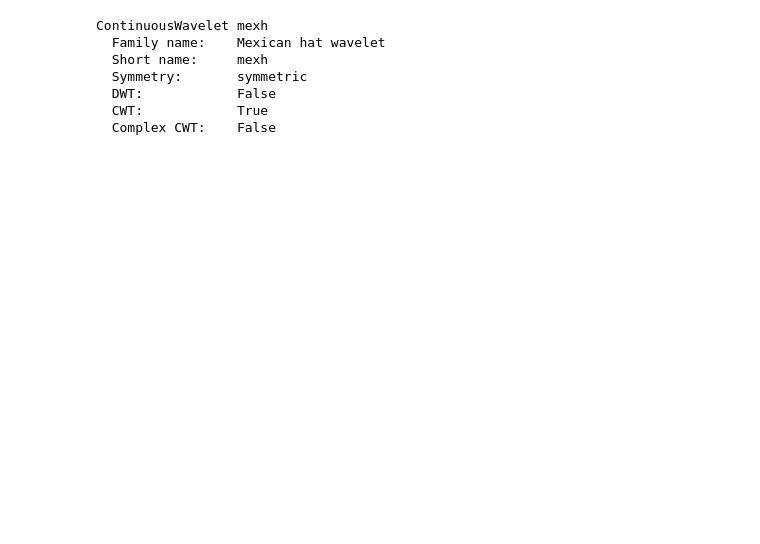
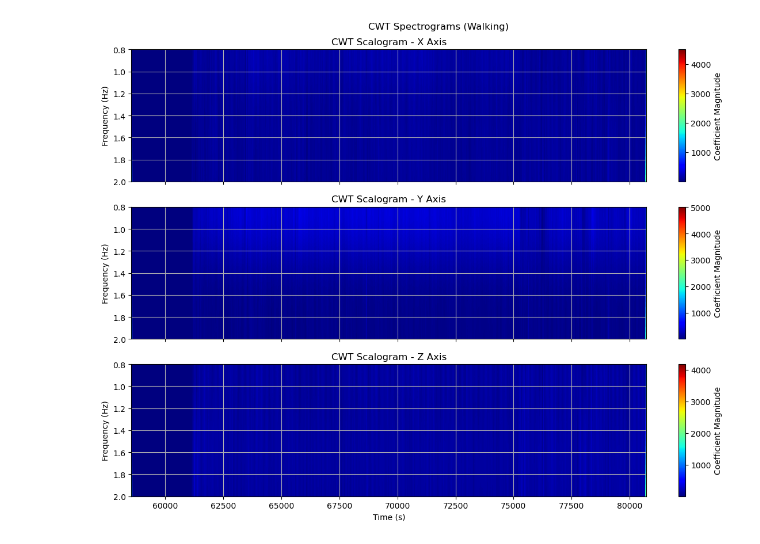
Before and after one commit to tanobar/ISPR_Midterms, a Jupyter notebook: midterm1/mid1_ass2.ipynb, the cells around one changed output. Saved outputs shown, nothing was run; the diff lists cells and outputs as text; code cells hidden in the pictures; blank space fills up the shorter version.

```diff
--- a/midterm1/mid1_ass2.ipynb
+++ b/midterm1/mid1_ass2.ipynb
@@ -60,20 +104,7 @@ def plot_time_series(data, activity):
 # %%
-def plot_cwt_spectrograms(data, wavelet, activity, fs=52):
-    """
-    Plots the Continuous Wavelet Transform (CWT) spectrograms for the given time series data.
-
-    Parameters:
-    data (pandas.DataFrame): The time series data with columns 'Time', 'X', 'Y', and 'Z'.
-    wavelet (str): The wavelet to use for CWT (e.g., 'mexh' for Mexican Hat).
-    activity (str): The activity name to be used in the title.
-    fs (float): The sampling frequency in Hz. Default is 52 Hz.
-    """
-    # Define scales and frequencies for CWT
-    f_min, f_max = 1, 26  # Frequency range of interest
-    f_c = 0.25  # Center frequency for Mexican Hat wavelet
-
+def plot_cwt_spectrograms(data, wavelet, activity, fs=52, f_min=1, f_max=5, fc=0.25):
     # Convert frequencies to scales
-    scales = f_c * fs / np.array([f_max, f_min])
+    scales = fc * fs / np.array([f_max, f_min]) # fc = 0.25 for Mexican Hat wavelet
     scales = np.linspace(scales[0], scales[1], num=100)  # 100 scales
 
     # Perform CWT for each signal
@@ -85,30 +116,36 @@ def plot_cwt_spectrograms(data, wavelet, activity, fs=52):
     fig, axes = plt.subplots(3, 1, figsize=(12, 9), sharex=True)
 
     # X-axis scalogram
     cax_x = axes[0].imshow(np.abs(coeff_x), aspect='auto', extent=[data['Time'].min(), data['Time'].max(), freq_x.max(), freq_x.min()], cmap='jet')
     axes[0].set_title("CWT Scalogram - X Axis")
     axes[0].set_ylabel("Frequency (Hz)")
     axes[0].grid()
     fig.colorbar(cax_x, ax=axes[0], orientation='vertical', label='Coefficient Magnitude')
 
     # Y-axis scalogram
     cax_y = axes[1].imshow(np.abs(coeff_y), aspect='auto', extent=[data['Time'].min(), data['Time'].max(), freq_y.max(), freq_y.min()], cmap='jet')
     axes[1].set_title("CWT Scalogram - Y Axis")
     axes[1].set_ylabel("Frequency (Hz)")
     axes[1].grid()
     fig.colorbar(cax_y, ax=axes[1], orientation='vertical', label='Coefficient Magnitude')
 
     # Z-axis scalogram
     cax_z = axes[2].imshow(np.abs(coeff_z), aspect='auto', extent=[data['Time'].min(), data['Time'].max(), freq_z.max(), freq_z.min()], cmap='jet')
     axes[2].set_title("CWT Scalogram - Z Axis")
     axes[2].set_ylabel("Frequency (Hz)")
     axes[2].set_xlabel("Time (s)")
     axes[2].grid()
     fig.colorbar(cax_z, ax=axes[2], orientation='vertical', label='Coefficient Magnitude')
 
     # Title for the whole figure
     plt.suptitle(f"CWT Spectrograms ({activity})")
 
     # Show the figure
     plt.tight_layout()
     plt.show()
+
+#################################################################
+
+plot_cwt_spectrograms(walking, sombrero, "Walking", f_min=0.8, f_max=2)
+# %% [output]
+[figure, added]
@@ -137,11 +151,0 @@ standing_talking = clean_data(standing_talking)
-# %%
-sombrero = pywt.ContinuousWavelet('mexh')
-print(sombrero)
-# %% [output]
-ContinuousWavelet mexh
-  Family name:    Mexican hat wavelet
-  Short name:     mexh
-  Symmetry:       symmetric
-  DWT:            False
-  CWT:            True
-  Complex CWT:    False
```
Also changed, not shown: parts of 23 cells of this notebook, 3 other files.
